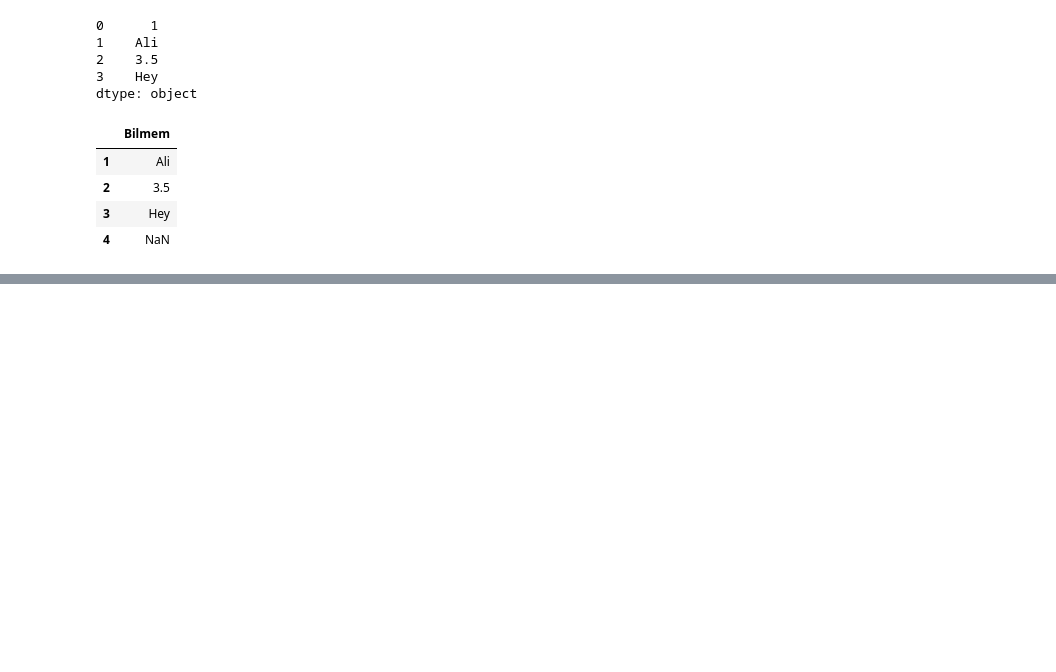
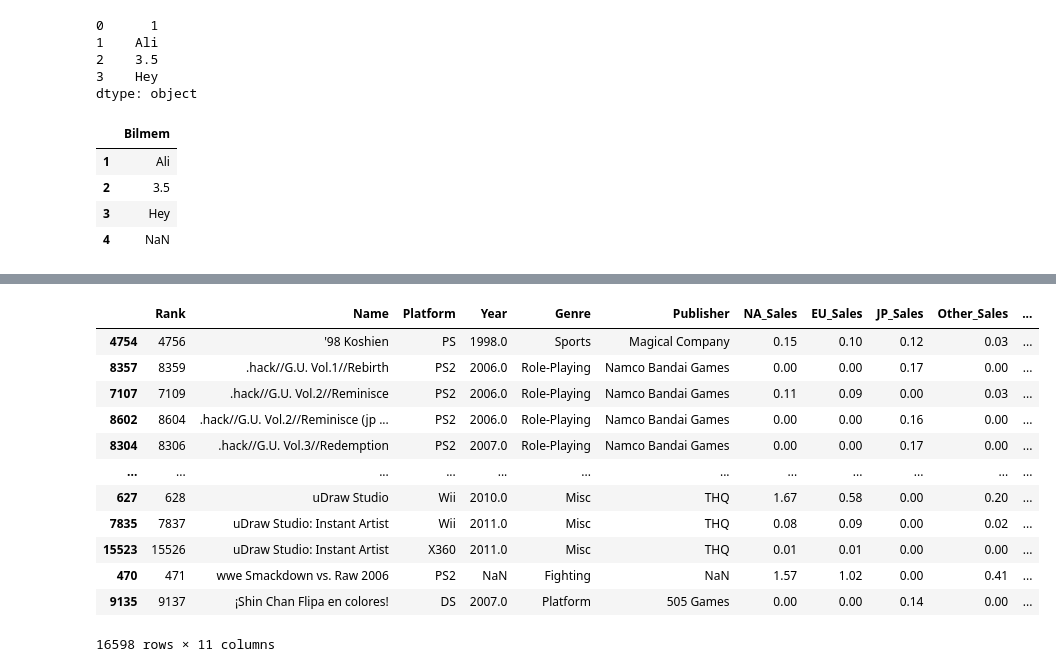
Before and after one commit to emreaytas/PYTHON2, a Jupyter notebook: PANDAS/BirVideodaPandas.ipynb, the cells around one changed output, grey strips where cells are left out. Saved outputs shown, nothing was run; the diff lists cells and outputs as text; code cells hidden in the pictures; blank space fills up the shorter version.

```diff
--- a/PANDAS/BirVideodaPandas.ipynb
+++ b/PANDAS/BirVideodaPandas.ipynb
@@ -24,0 +678,3 @@ objedf # bir seriyi dataframeye çevirebiliriz.
+# %%
+veri = pd.read_csv("vgsalesGlobale.csv")
+veri.head()
@@ -24,0 +703,16 @@ objedf # bir seriyi dataframeye çevirebiliriz.
+# %%
+veri.sort_values("Name") # isme göre sıraladı ve tek tek tüm satırları getirdi. satırlar Name'deki verilere göre sıralandı.
+# %% [output]
+|  | Rank | Name | Platform | Year | Genre | Publisher | NA_Sales | EU_Sales | JP_Sales | Other_Sales | ... |
+| 4754 | 4756 | '98 Koshien | PS | 1998.0 | Sports | Magical Company | 0.15 | 0.10 | 0.12 | 0.03 | ... |
+| 8357 | 8359 | .hack//G.U. Vol.1//Rebirth | PS2 | 2006.0 | Role-Playing | Namco Bandai Games | 0.00 | 0.00 | 0.17 | 0.00 | ... |
+| 7107 | 7109 | .hack//G.U. Vol.2//Reminisce | PS2 | 2006.0 | Role-Playing | Namco Bandai Games | 0.11 | 0.09 | 0.00 | 0.03 | ... |
+| 8602 | 8604 | .hack//G.U. Vol.2//Reminisce (jp ... | PS2 | 2006.0 | Role-Playing | Namco Bandai Games | 0.00 | 0.00 | 0.16 | 0.00 | ... |
+| 8304 | 8306 | .hack//G.U. Vol.3//Redemption | PS2 | 2007.0 | Role-Playing | Namco Bandai Games | 0.00 | 0.00 | 0.17 | 0.00 | ... |
+| ... | ... | ... | ... | ... | ... | ... | ... | ... | ... | ... | ... |
+| 627 | 628 | uDraw Studio | Wii | 2010.0 | Misc | THQ | 1.67 | 0.58 | 0.00 | 0.20 | ... |
+| 7835 | 7837 | uDraw Studio: Instant Artist | Wii | 2011.0 | Misc | THQ | 0.08 | 0.09 | 0.00 | 0.02 | ... |
+| 15523 | 15526 | uDraw Studio: Instant Artist | X360 | 2011.0 | Misc | THQ | 0.01 | 0.01 | 0.00 | 0.00 | ... |
+| 470 | 471 | wwe Smackdown vs. Raw 2006 | PS2 | NaN | Fighting | NaN | 1.57 | 1.02 | 0.00 | 0.41 | ... |
+| 9135 | 9137 | ¡Shin Chan Flipa en colores! | DS | 2007.0 | Platform | 505 Games | 0.00 | 0.00 | 0.14 | 0.00 | ... |
+16598 rows × 11 columns
```
Also changed, not shown: parts of 197 cells of this notebook, 20 other files.
